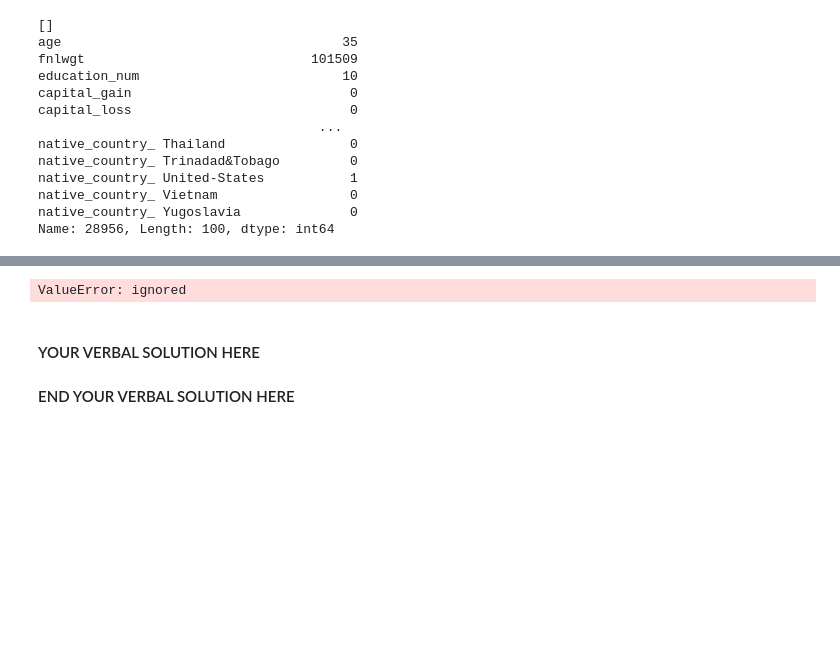
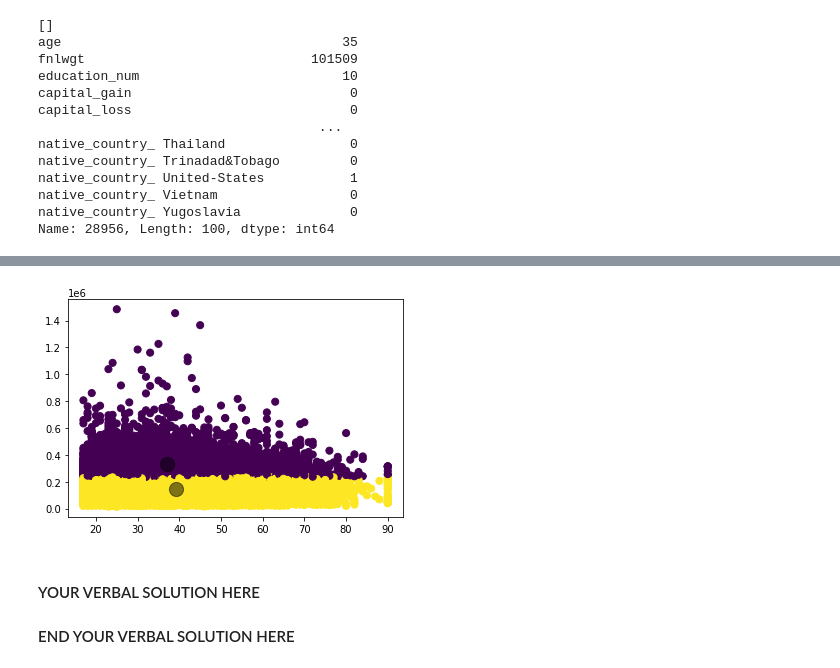
Before and after one commit to Galzi1/DataDiscoveryNNProj, a Jupyter notebook: project_part2.ipynb, the cells around one changed output, grey strips where cells are left out. Saved outputs shown, nothing was run; the diff lists cells and outputs as text; code cells hidden in the pictures; blank space fills up the shorter version.

```diff
--- a/project_part2.ipynb
+++ b/project_part2.ipynb
@@ -324,20 +399,21 @@ Name: 28956, Length: 100, dtype: int64
 # %%
 ### YOUR CODE HERE
 from sklearn.cluster import KMeans
 kmeans = KMeans(n_clusters=2)
 kmeans.fit(X_train)
-y_kmeans = kmeans.predict(X_train)
+labels = kmeans.predict(X_train)
+centroids = kmeans.cluster_centers_
 
-plt.scatter(X_train[:, 0], X_train[:, 1], c=y_kmeans, s=50, cmap='viridis')
+plt.scatter(X_train, X_train.iloc[:, 1], c=labels, s=50, cmap='viridis')
 
-centers = kmeans.cluster_centers_
-plt.scatter(centers[:, 0], centers[:, 1], c='black', s=200, alpha=0.5);
+
+plt.scatter(centroids[:, 0], centroids[:, 1], c='black', s=200, alpha=0.5);
 
 plt.show()
 
 ### END YOUR CODE
 # %% [output]
-ValueError: ignored
+[figure, added]
 # %% [markdown]
 #### YOUR VERBAL SOLUTION HERE
 
```
Also changed, not shown: parts of 8 cells of this notebook.
